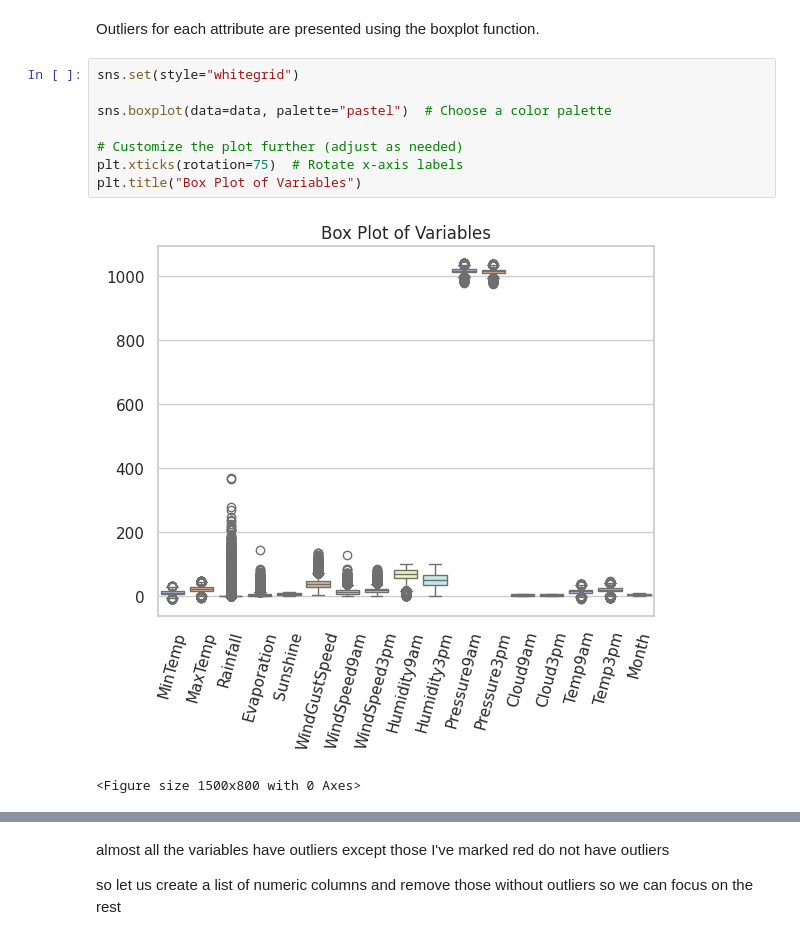
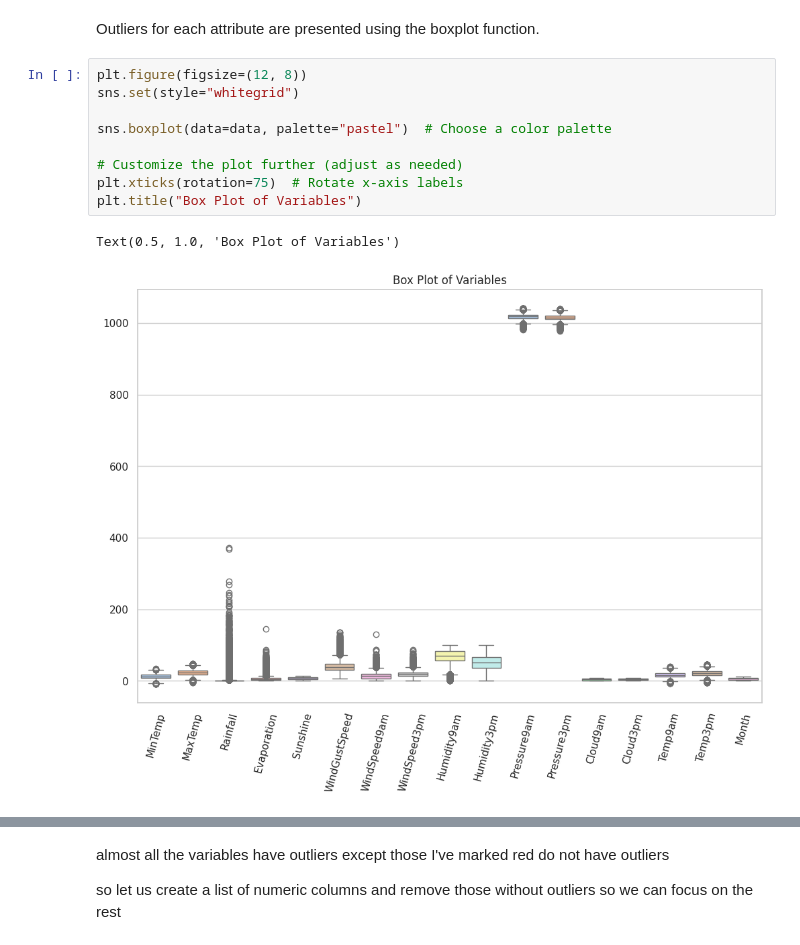
Before and after one commit to ikoghoemmanuell/Machine_Learning-Based_Rainfall_Prediction, a Jupyter notebook: rain.ipynb, the cells around one changed output, grey strips where cells are left out. Saved outputs shown, nothing was run; the diff lists cells and outputs as text.

```diff
--- a/rain.ipynb
+++ b/rain.ipynb
@@ -253,16 +253,17 @@ you all know that anything kaggle is a trigger for me, lol. Let's ignore it and
 # %% [markdown]
 Outliers for each attribute are presented using the boxplot function.
 # %%
+plt.figure(figsize=(12, 8))
 sns.set(style="whitegrid")
 
 sns.boxplot(data=data, palette="pastel")  # Choose a color palette
 
 # Customize the plot further (adjust as needed)
 plt.xticks(rotation=75)  # Rotate x-axis labels
 plt.title("Box Plot of Variables")
 # %% [output]
+Text(0.5, 1.0, 'Box Plot of Variables')
-[figure, old version]
+[figure, new version]
-<Figure size 1500x800 with 0 Axes>
 # %% [markdown]
 ![boxplot.png](embedded-picture-1)
 # %% [markdown]
```
Also changed, not shown: parts of 15 cells of this notebook.
